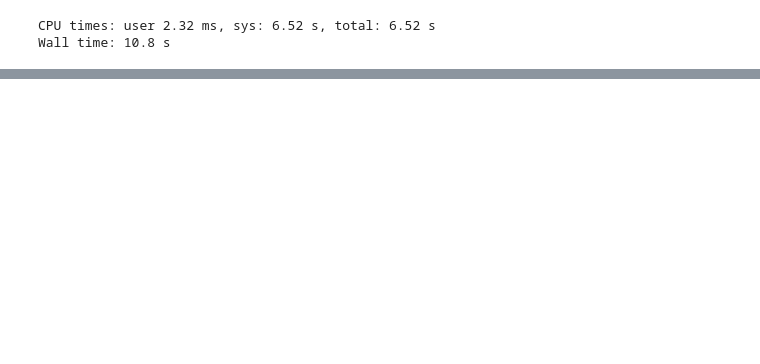
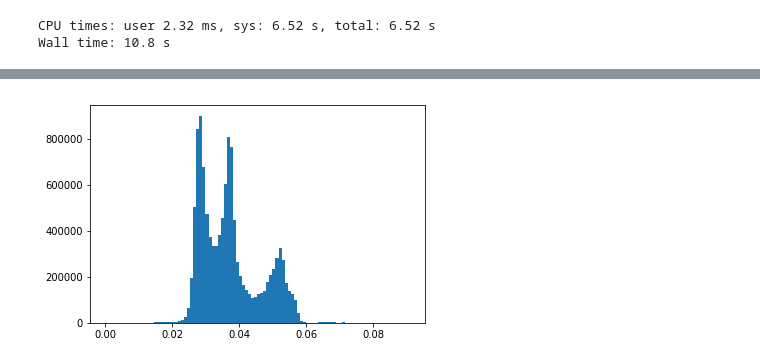
Before and after one commit to alyulina/linkage-equilibrium, a Jupyter notebook: code/jupyter_scripts/uhgg_demo.ipynb, the cells around one changed output, grey strips where cells are left out. Saved outputs shown, nothing was run; the diff lists cells and outputs as text; code cells hidden in the pictures; blank space fills up the shorter version.

Commit message:
added files for handling UHGG data; updated LD plotting script

```diff
--- a/code/jupyter_scripts/uhgg_demo.ipynb
+++ b/code/jupyter_scripts/uhgg_demo.ipynb
@@ -258,0 +278,19 @@ res = pd.read_csv(output_path, delimiter=' ')
+# %%
+# now process pairs of random genes
+gene_files = os.listdir(grouped_snvs_base)
+
+output_path = '/Volumes/Botein/uhgg/E_rectale_site_pairs_083022.txt'
+n_pairs = 1000
+for i in range(n_pairs):
+    gene1, gene2 = UHGG_utils.sample_random_pair_of_genes(gene_files, core_genes, gene_df)
+    gene_file_path1 = grouped_snvs_base + gene1
+    gene_file_path2 = grouped_snvs_base + gene2
+    if i % 100 == 0:
+        now = datetime.now()
+        current_time = now.strftime("%H:%M:%S")
+        print("Finished {} at {}".format(i, current_time))
+    UHGG_utils.process_SNV_table_between_genes(gene_file_path1, gene_file_path2, genome_mask, output_path)
+
+now = datetime.now()
+current_time = now.strftime("%H:%M:%S")
+print("Finished {} at {}".format(i, current_time))
@@ -274,0 +327,14 @@ n11s[0]
+# %%
+gene_files = os.listdir(grouped_snvs_base)
+# %%
+mgnify_accession = 'MGYG-HGUT-02492'
+species_accession = mgnify_accession
+header = UHGG_utils.get_SNVs_table_header(snvs_path)
+genome_names = header.split('\t')[4:]
+genome_mask = UHGG_utils.get_non_redundant_genome_mask(genomes_metadata, species_accession, genome_names)
+num_genomes = genome_mask.sum()
+# %%
+cumu_pair_snvs = np.zeros((num_genomes, num_genomes))
+cumu_pair_passed = np.zeros((num_genomes, num_genomes))
+cumu_diff_genes = np.zeros((num_genomes, num_genomes))
+cumu_passed_genes = np.zeros((num_genomes, num_genomes))
@@ -274,0 +407,6 @@ n11s[0]
+# %%
+uptri = np.triu_indices(cumu_diff_genes.shape[0], k=1)
+divs = cumu_pair_snvs[uptri] / cumu_pair_passed[uptri]
+_ = plt.hist(divs, bins=100)
+# %% [output]
+[figure, added]
```
Also changed, not shown: parts of 33 cells of this notebook, 2 other files.
